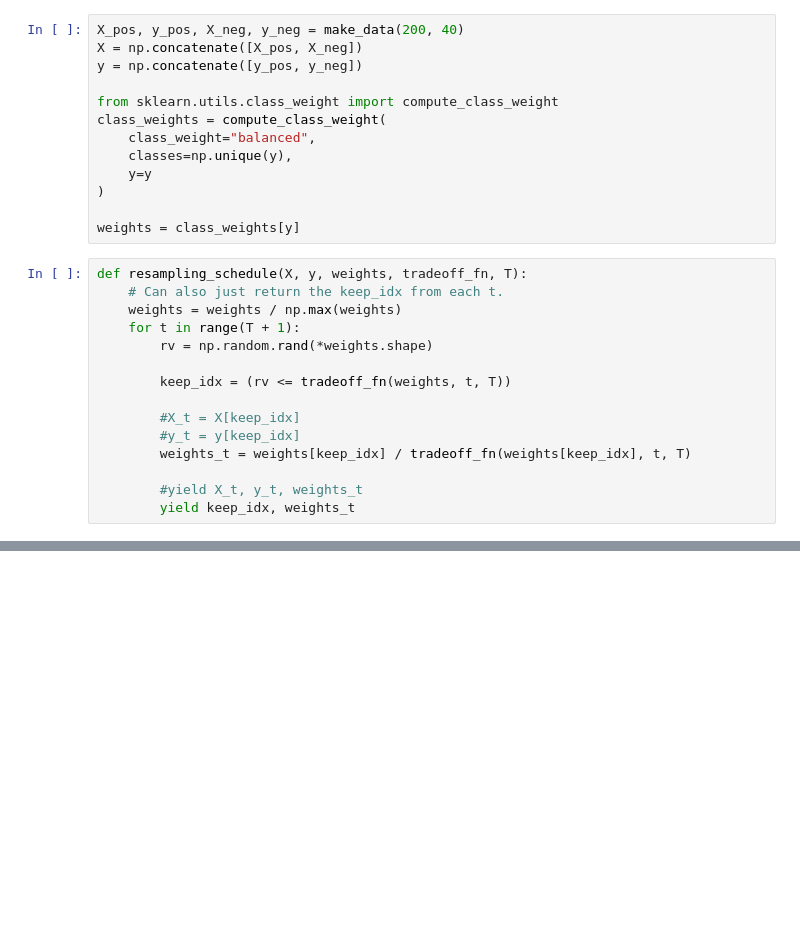
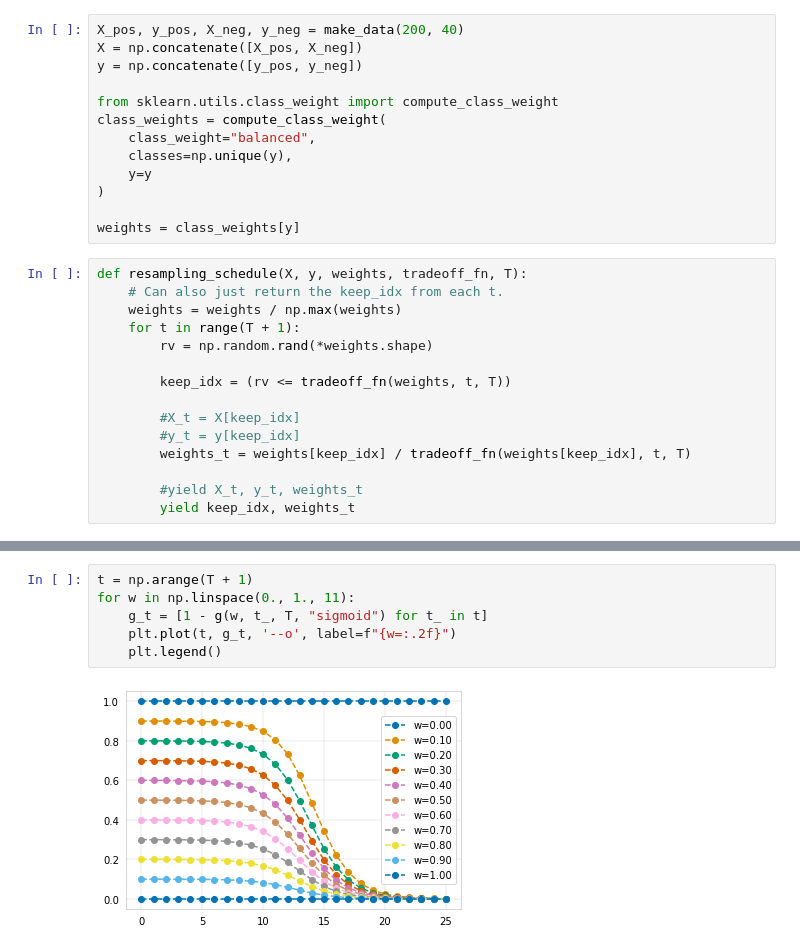
Before and after one commit to KeAWang/importance-weighting-interpolating-classifiers, a Jupyter notebook: notebooks/weight-scheduling-gaussian.ipynb, the cells around one changed output, grey strips where cells are left out. Saved outputs shown, nothing was run; the diff lists cells and outputs as text; blank space fills up the shorter version.

```diff
--- a/notebooks/weight-scheduling-gaussian.ipynb
+++ b/notebooks/weight-scheduling-gaussian.ipynb
@@ -68,3 +79,11 @@ keep_idxs, weights_ts = zip(*list(resampling_schedule(X, y, weights, g, T)))
+# %%
+t = np.arange(T + 1)
+for w in np.linspace(0., 1., 11):
+    g_t = [1 - g(w, t_, T, "sigmoid") for t_ in t]
+    plt.plot(t, g_t, '--o', label=f"{w=:.2f}")
+    plt.legend()
+# %% [output]
+[figure, added]
 # %%
 from collections import Counter
 fig, axes = plt.subplots(ncols=T + 1, figsize=(6* (T+1), 6))
```
Also changed, not shown: parts of 4 cells of this notebook.
